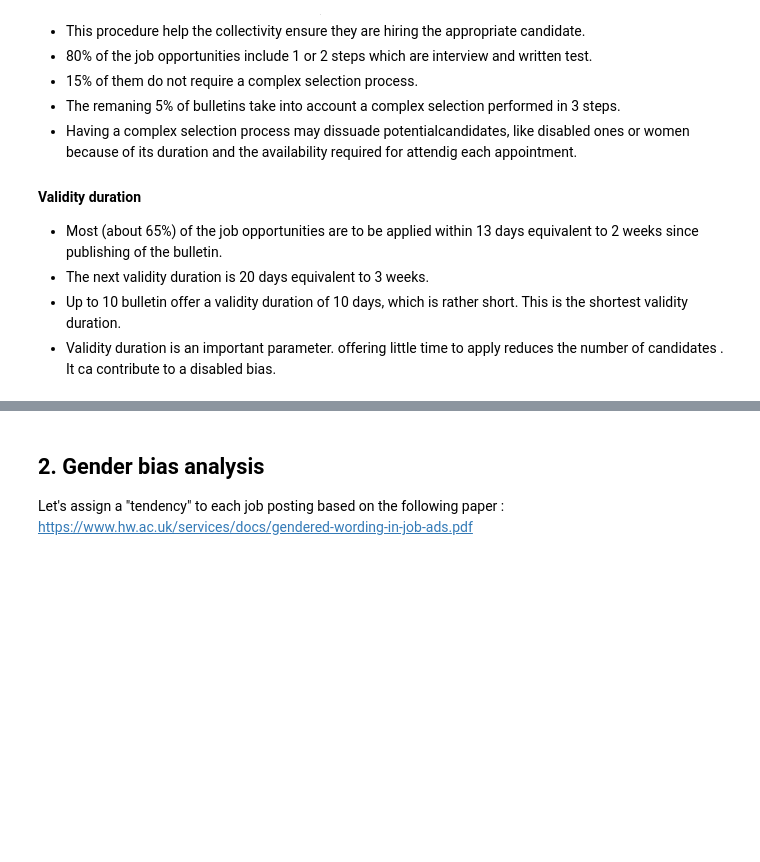
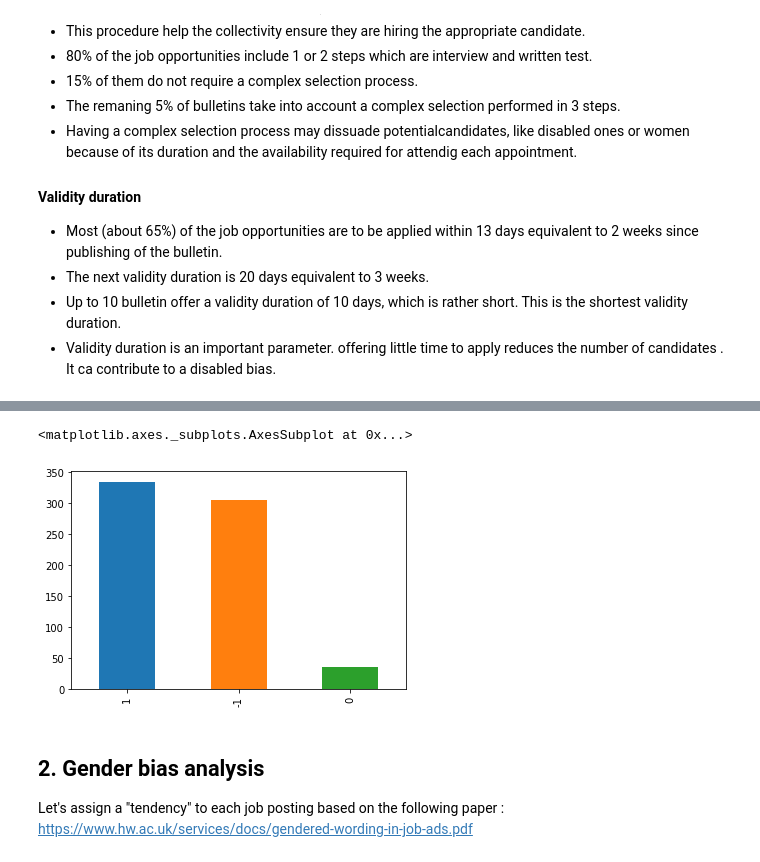
Before and after one commit to cvirginie/HumanMatters, a Jupyter notebook: HumanMatters_WB.ipynb, the cells around one changed output, grey strips where cells are left out. Cells and saved outputs as stored; diff of their text form; code cells hidden in the pictures; blank space fills up the shorter version.

```diff
--- a/HumanMatters_WB.ipynb
+++ b/HumanMatters_WB.ipynb
@@ -404,3 +525,8 @@ Name: validity_duration, dtype: int64
+# %%
+df_resp['Open_To_All'].value_counts().head().plot(kind='bar')
+# %% [output]
+<matplotlib.axes._subplots.AxesSubplot at 0x...>
+[figure, added]
 # %% [markdown]
 ## 2. Gender bias analysis
 
```
Also changed, not shown: parts of 21 cells of this notebook.
